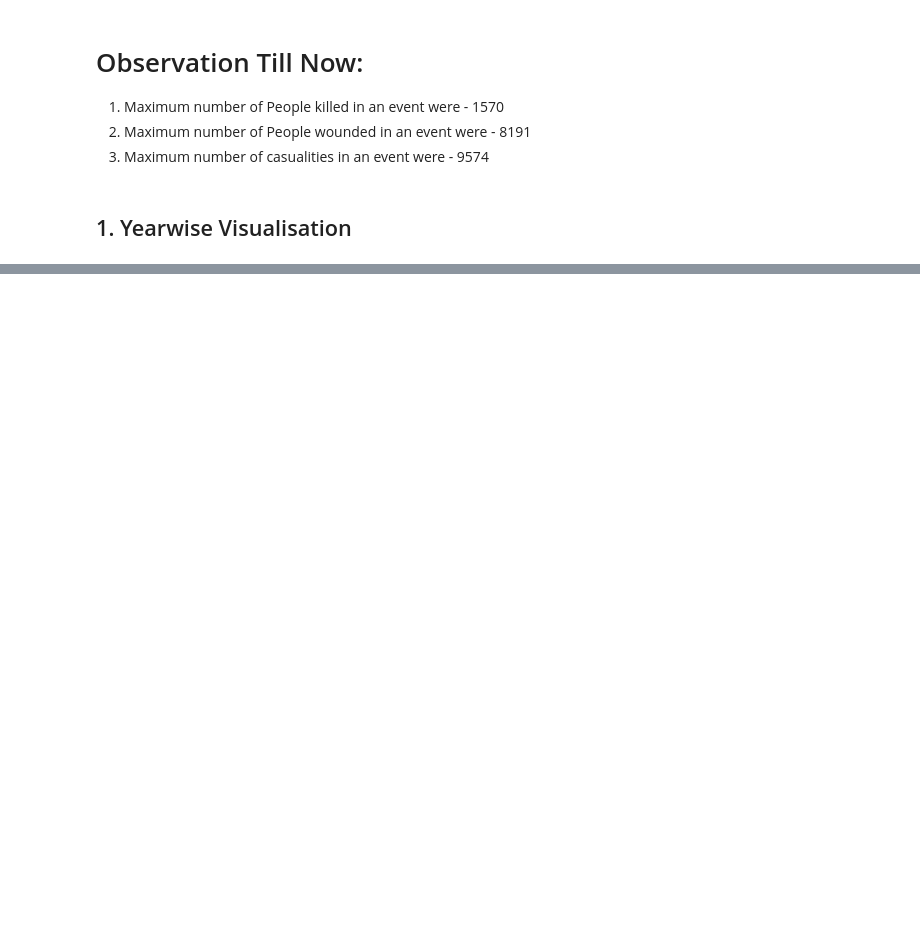
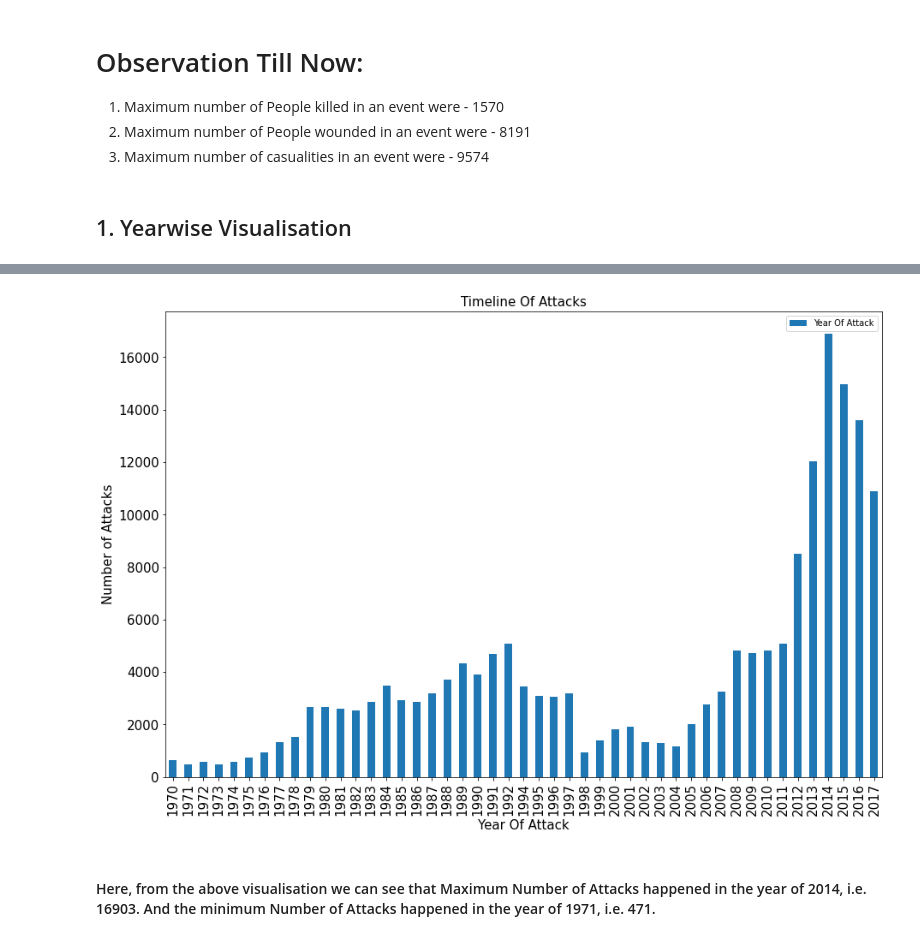
Before and after one commit to HarshJain41/Global-Terrorism-Data-Analysis, a Jupyter notebook: Harsh_Jain_Global_Terrorism_Analysis_Capstone_Project.ipynb, the cells around one changed output, grey strips where cells are left out. Drawn from its saved outputs; the diff is of its cells as text; code cells hidden in the pictures; blank space fills up the shorter version.

```diff
--- a/Harsh_Jain_Global_Terrorism_Analysis_Capstone_Project.ipynb
+++ b/Harsh_Jain_Global_Terrorism_Analysis_Capstone_Project.ipynb
@@ -188,0 +199,10 @@ attacks = new_df['Year Of Attack'].value_counts(dropna = False).sort_index().res
+# %%
+attacks.plot(kind = 'bar', figsize = (15,10), fontsize = 15)
+plt.title('Timeline Of Attacks', fontsize = 15)
+plt.xlabel('Year Of Attack', fontsize = 15)
+plt.ylabel('Number of Attacks', fontsize = 15)
+plt.show()
+# %% [output]
+[figure, added]
+# %% [markdown]
+#### Here, from the above visualisation we can see that Maximum Number of Attacks happened in the year of 2014, i.e. 16903. And the minimum Number of Attacks happened in the year of 1971, i.e. 471.
```
Also changed, not shown: parts of 1 cell of this notebook.
